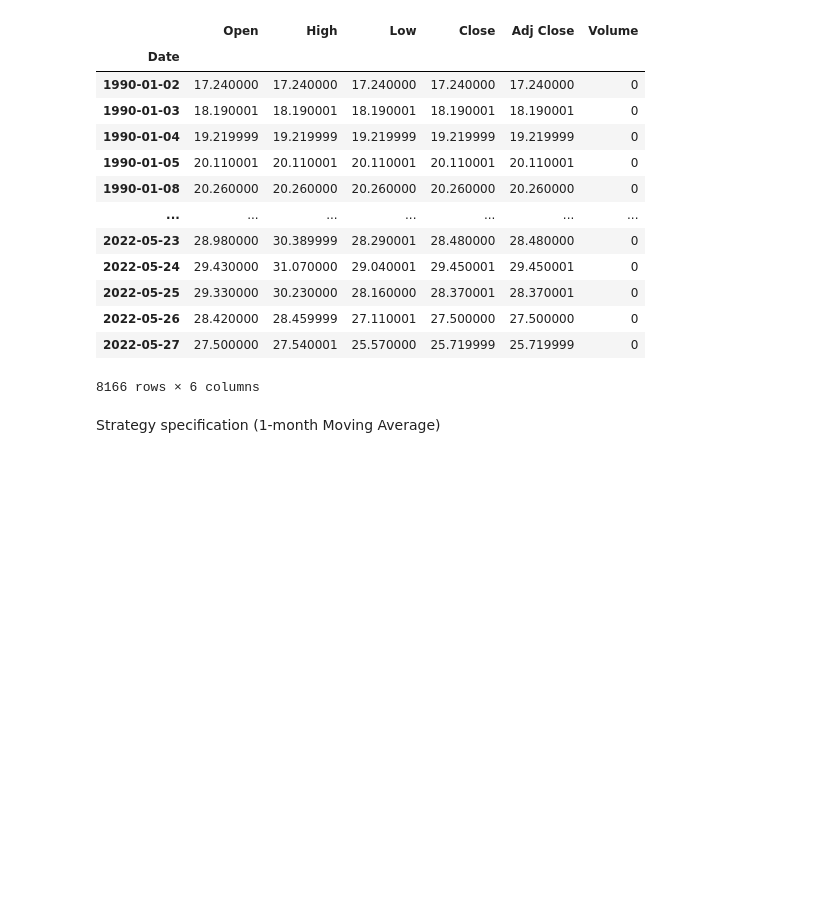
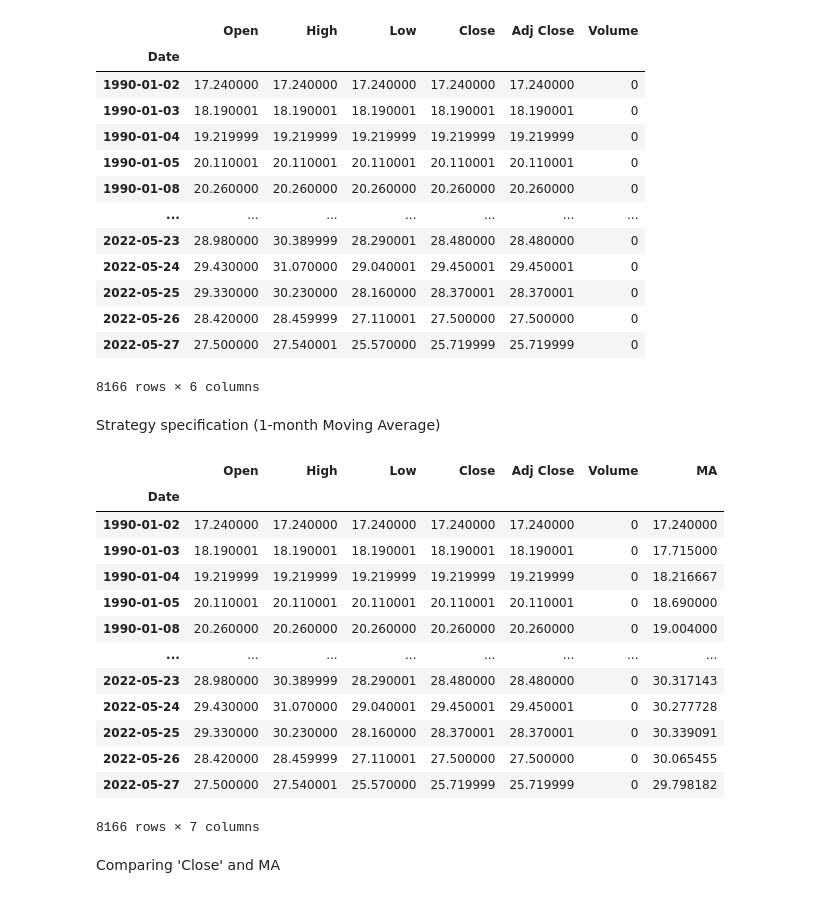
Before and after one commit to atkrish0/quantfin, a Jupyter notebook: JPM 'Surefire' Strat/JPM_Surefire.ipynb, the cells around one changed output. Cells and saved outputs as stored; diff of their text form; code cells hidden in the pictures; blank space fills up the shorter version.

```diff
--- a/JPM 'Surefire' Strat/JPM_Surefire.ipynb
+++ b/JPM 'Surefire' Strat/JPM_Surefire.ipynb
@@ -35,0 +38,19 @@ Strategy specification (1-month Moving Average)
+# %%
+vix_df
+# %% [output]
+|  | Open | High | Low | Close | Adj Close | Volume | MA |
+| Date |  |  |  |  |  |  |  |
+| 1990-01-02 | 17.240000 | 17.240000 | 17.240000 | 17.240000 | 17.240000 | 0 | 17.240000 |
+| 1990-01-03 | 18.190001 | 18.190001 | 18.190001 | 18.190001 | 18.190001 | 0 | 17.715000 |
+| 1990-01-04 | 19.219999 | 19.219999 | 19.219999 | 19.219999 | 19.219999 | 0 | 18.216667 |
+| 1990-01-05 | 20.110001 | 20.110001 | 20.110001 | 20.110001 | 20.110001 | 0 | 18.690000 |
+| 1990-01-08 | 20.260000 | 20.260000 | 20.260000 | 20.260000 | 20.260000 | 0 | 19.004000 |
+| ... | ... | ... | ... | ... | ... | ... | ... |
+| 2022-05-23 | 28.980000 | 30.389999 | 28.290001 | 28.480000 | 28.480000 | 0 | 30.317143 |
+| 2022-05-24 | 29.430000 | 31.070000 | 29.040001 | 29.450001 | 29.450001 | 0 | 30.277728 |
+| 2022-05-25 | 29.330000 | 30.230000 | 28.160000 | 28.370001 | 28.370001 | 0 | 30.339091 |
+| 2022-05-26 | 28.420000 | 28.459999 | 27.110001 | 27.500000 | 27.500000 | 0 | 30.065455 |
+| 2022-05-27 | 27.500000 | 27.540001 | 25.570000 | 25.719999 | 25.719999 | 0 | 29.798182 |
+8166 rows × 7 columns
+# %% [markdown]
+Comparing 'Close' and MA
```
Also changed, not shown: parts of 19 cells of this notebook, 2 other files.
